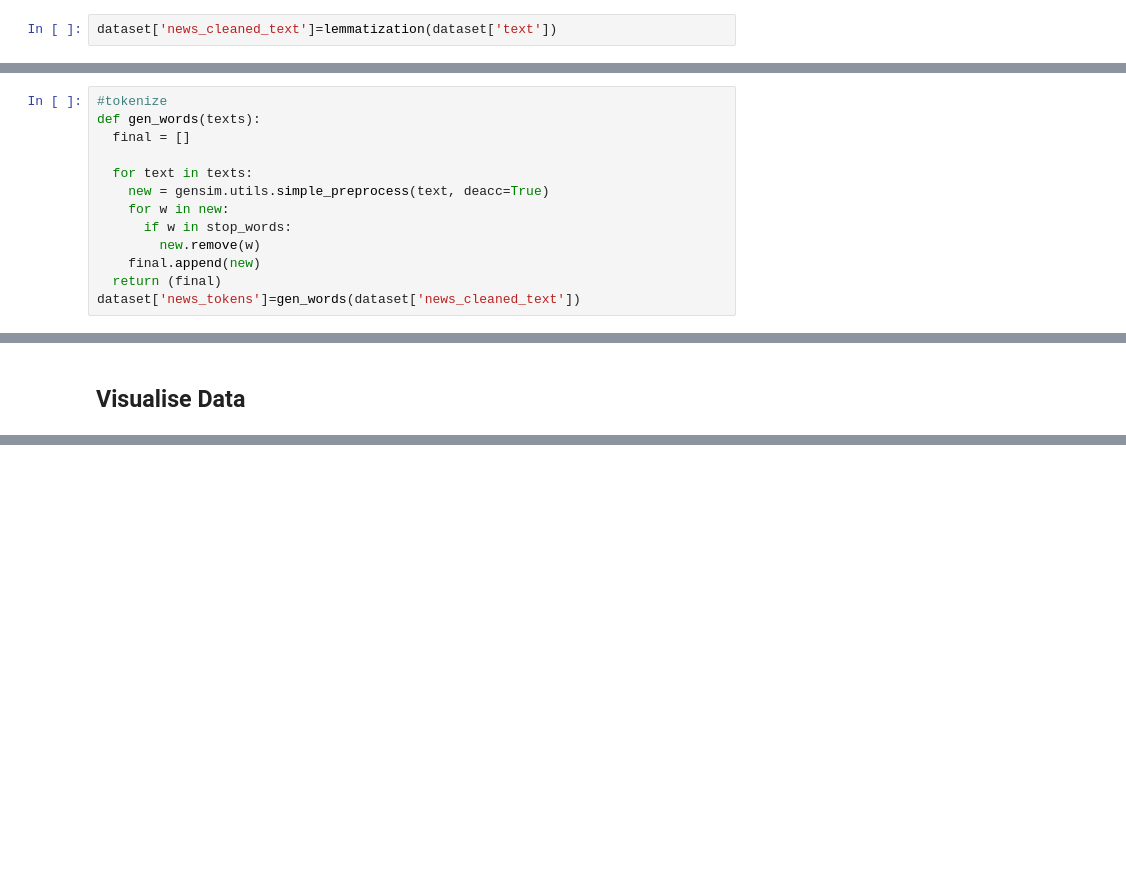
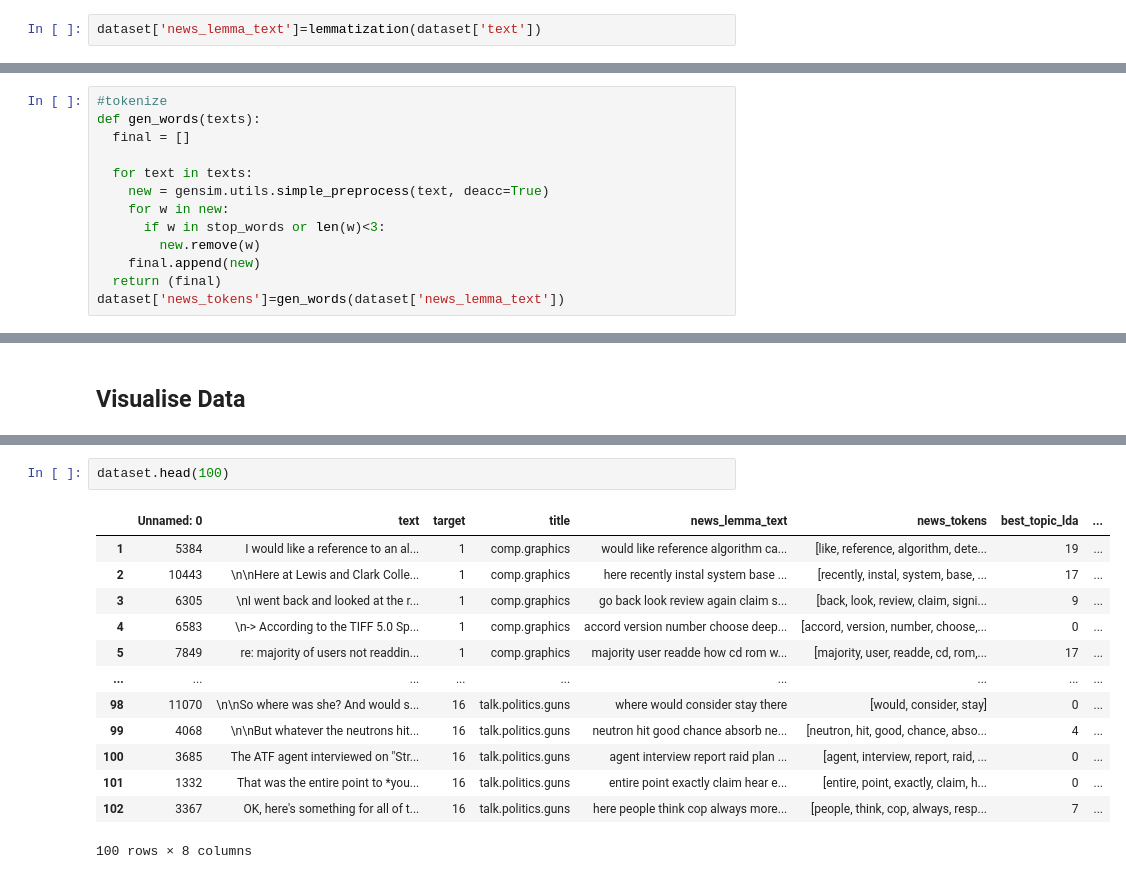
Before and after one commit to geersenthil/Topic-Modeling-, a Jupyter notebook: LDA.ipynb, the cells around one changed output, grey strips where cells are left out. Drawn from its saved outputs; the diff is of its cells as text; blank space fills up the shorter version.

```diff
--- a/LDA.ipynb
+++ b/LDA.ipynb
@@ -135,4 +135,4 @@ def lemmatization(texts, allowed_postags=["NOUN","ADJ","VERB","ADV"]):
     texts_out.append(final)
   return (texts_out)
 # %%
-dataset['news_cleaned_text']=lemmatization(dataset['text'])
+dataset['news_lemma_text']=lemmatization(dataset['text'])
@@ -170,8 +168,8 @@ def gen_words(texts):
   for text in texts:
     new = gensim.utils.simple_preprocess(text, deacc=True)
     for w in new:
-      if w in stop_words:
+      if w in stop_words or len(w)<3:
         new.remove(w)
     final.append(new)
   return (final)
-dataset['news_tokens']=gen_words(dataset['news_cleaned_text'])
+dataset['news_tokens']=gen_words(dataset['news_lemma_text'])
@@ -243,0 +301,16 @@ print(new_vector)
+# %%
+dataset.head(100)
+# %% [output]
+|  | Unnamed: 0 | text | target | title | news_lemma_text | news_tokens | best_topic_lda | ... |
+| 1 | 5384 | I would like a reference to an al... | 1 | comp.graphics | would like reference algorithm ca... | [like, reference, algorithm, dete... | 19 | ... |
+| 2 | 10443 | \n\nHere at Lewis and Clark Colle... | 1 | comp.graphics | here recently instal system base ... | [recently, instal, system, base, ... | 17 | ... |
+| 3 | 6305 | \nI went back and looked at the r... | 1 | comp.graphics | go back look review again claim s... | [back, look, review, claim, signi... | 9 | ... |
+| 4 | 6583 | \n-> According to the TIFF 5.0 Sp... | 1 | comp.graphics | accord version number choose deep... | [accord, version, number, choose,... | 0 | ... |
+| 5 | 7849 | re: majority of users not readdin... | 1 | comp.graphics | majority user readde how cd rom w... | [majority, user, readde, cd, rom,... | 17 | ... |
+| ... | ... | ... | ... | ... | ... | ... | ... | ... |
+| 98 | 11070 | \n\nSo where was she? And would s... | 16 | talk.politics.guns | where would consider stay there | [would, consider, stay] | 0 | ... |
+| 99 | 4068 | \n\nBut whatever the neutrons hit... | 16 | talk.politics.guns | neutron hit good chance absorb ne... | [neutron, hit, good, chance, abso... | 4 | ... |
+| 100 | 3685 | The ATF agent interviewed on "Str... | 16 | talk.politics.guns | agent interview report raid plan ... | [agent, interview, report, raid, ... | 0 | ... |
+| 101 | 1332 | That was the entire point to *you... | 16 | talk.politics.guns | entire point exactly claim hear e... | [entire, point, exactly, claim, h... | 0 | ... |
+| 102 | 3367 | OK, here's something for all of t... | 16 | talk.politics.guns | here people think cop always more... | [people, think, cop, always, resp... | 7 | ... |
+100 rows × 8 columns
```
Also changed, not shown: parts of 26 cells of this notebook.
